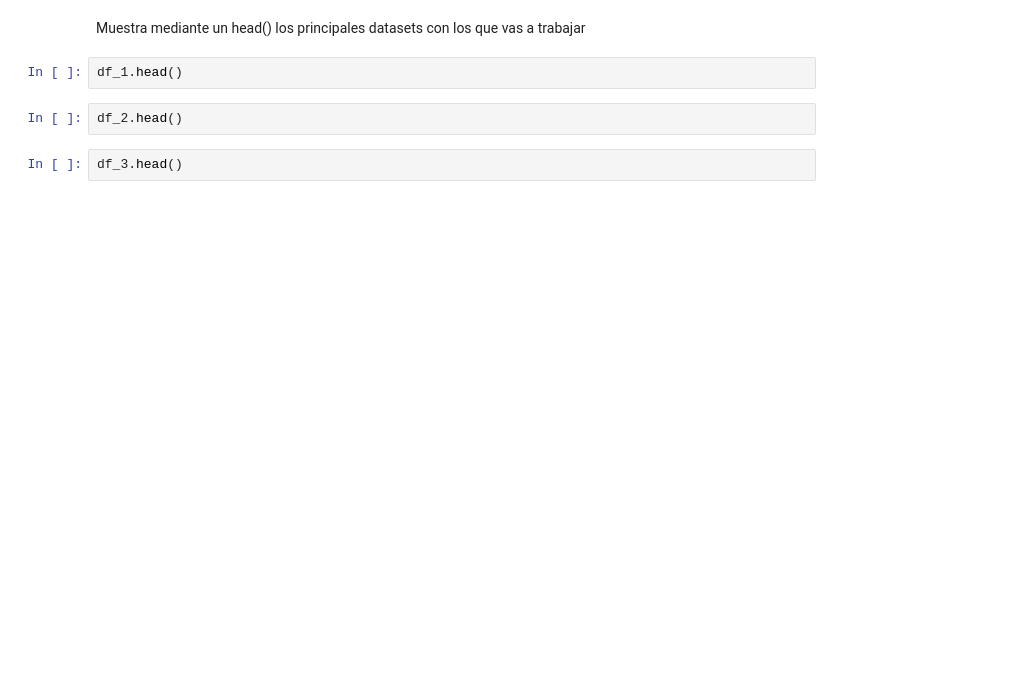
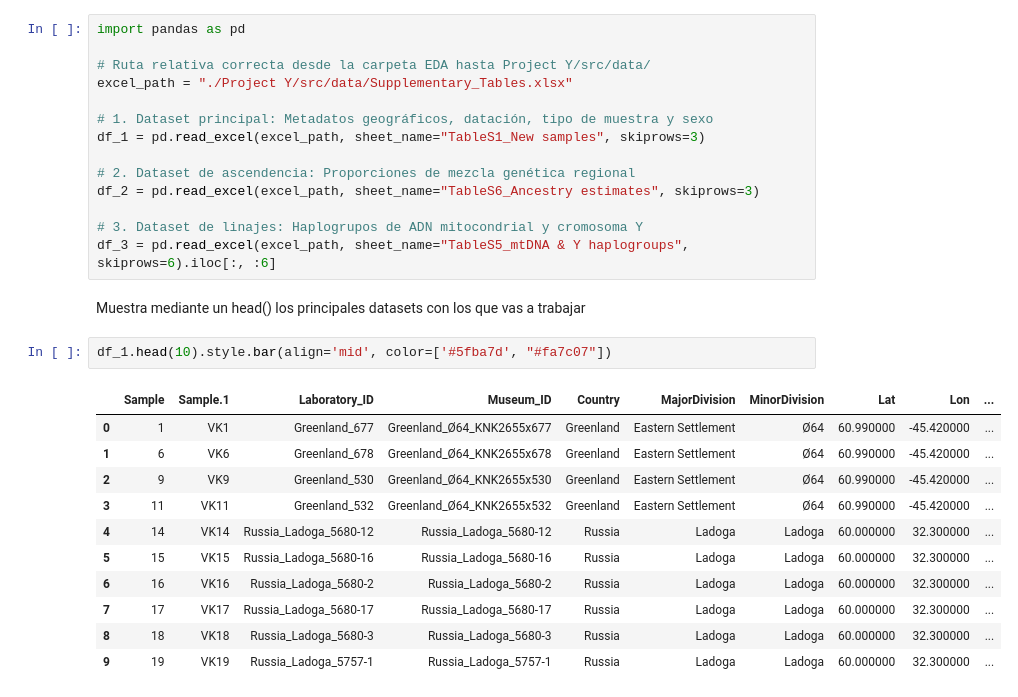
Before and after one commit to yared-tech/2026-10-BILBAO-FT-Data-Science, a Jupyter notebook: 2-Data_Analysis/EDA/Definicion_EDA - v2.ipynb, the cells around one changed output. Drawn from its saved outputs; the diff is of its cells as text; blank space fills up the shorter version.

```diff
--- a/2-Data_Analysis/EDA/Definicion_EDA - v2.ipynb
+++ b/2-Data_Analysis/EDA/Definicion_EDA - v2.ipynb
@@ -86,8 +38,30 @@ fuente_5 = "Margaryan et al. (2020), Nature 585 - Supplementary Table S13: qpAdm
+# %%
+import pandas as pd
+
+# Ruta relativa correcta desde la carpeta EDA hasta Project Y/src/data/
+excel_path = "./Project Y/src/data/Supplementary_Tables.xlsx"
+
+# 1. Dataset principal: Metadatos geográficos, datación, tipo de muestra y sexo
+df_1 = pd.read_excel(excel_path, sheet_name="TableS1_New samples", skiprows=3)
+
+# 2. Dataset de ascendencia: Proporciones de mezcla genética regional
+df_2 = pd.read_excel(excel_path, sheet_name="TableS6_Ancestry estimates", skiprows=3)
+
+# 3. Dataset de linajes: Haplogrupos de ADN mitocondrial y cromosoma Y
+df_3 = pd.read_excel(excel_path, sheet_name="TableS5_mtDNA & Y haplogroups", skiprows=6).iloc[:, :6]
 # %% [markdown]
 Muestra mediante un head() los principales datasets con los que vas a trabajar
-# %%
-df_1.head()
-# %%
-df_2.head()
-# %%
-df_3.head()
+# %%
+df_1.head(10).style.bar(align='mid', color=['#5fba7d', "#fa7c07"])
+# %% [output]
+|  | Sample | Sample.1 | Laboratory_ID | Museum_ID | Country | MajorDivision | MinorDivision | Lat | Lon | ... |
+| 0 | 1 | VK1 | Greenland_677 | Greenland_Ø64_KNK2655x677 | Greenland | Eastern Settlement | Ø64 | 60.990000 | -45.420000 | ... |
+| 1 | 6 | VK6 | Greenland_678 | Greenland_Ø64_KNK2655x678 | Greenland | Eastern Settlement | Ø64 | 60.990000 | -45.420000 | ... |
+| 2 | 9 | VK9 | Greenland_530 | Greenland_Ø64_KNK2655x530 | Greenland | Eastern Settlement | Ø64 | 60.990000 | -45.420000 | ... |
+| 3 | 11 | VK11 | Greenland_532 | Greenland_Ø64_KNK2655x532 | Greenland | Eastern Settlement | Ø64 | 60.990000 | -45.420000 | ... |
+| 4 | 14 | VK14 | Russia_Ladoga_5680-12 | Russia_Ladoga_5680-12 | Russia | Ladoga | Ladoga | 60.000000 | 32.300000 | ... |
+| 5 | 15 | VK15 | Russia_Ladoga_5680-16 | Russia_Ladoga_5680-16 | Russia | Ladoga | Ladoga | 60.000000 | 32.300000 | ... |
+| 6 | 16 | VK16 | Russia_Ladoga_5680-2 | Russia_Ladoga_5680-2 | Russia | Ladoga | Ladoga | 60.000000 | 32.300000 | ... |
+| 7 | 17 | VK17 | Russia_Ladoga_5680-17 | Russia_Ladoga_5680-17 | Russia | Ladoga | Ladoga | 60.000000 | 32.300000 | ... |
+| 8 | 18 | VK18 | Russia_Ladoga_5680-3 | Russia_Ladoga_5680-3 | Russia | Ladoga | Ladoga | 60.000000 | 32.300000 | ... |
+| 9 | 19 | VK19 | Russia_Ladoga_5757-1 | Russia_Ladoga_5757-1 | Russia | Ladoga | Ladoga | 60.000000 | 32.300000 | ... |
```
Also changed, not shown: parts of 16 cells of this notebook, 1 other file.
